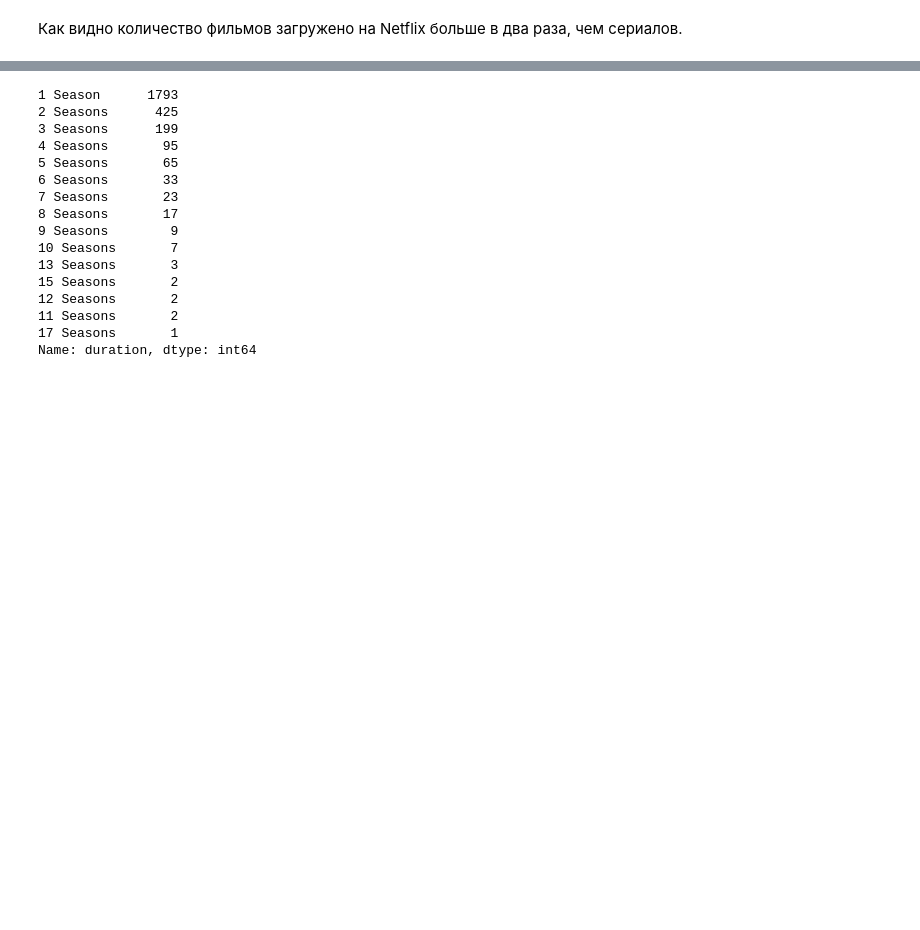
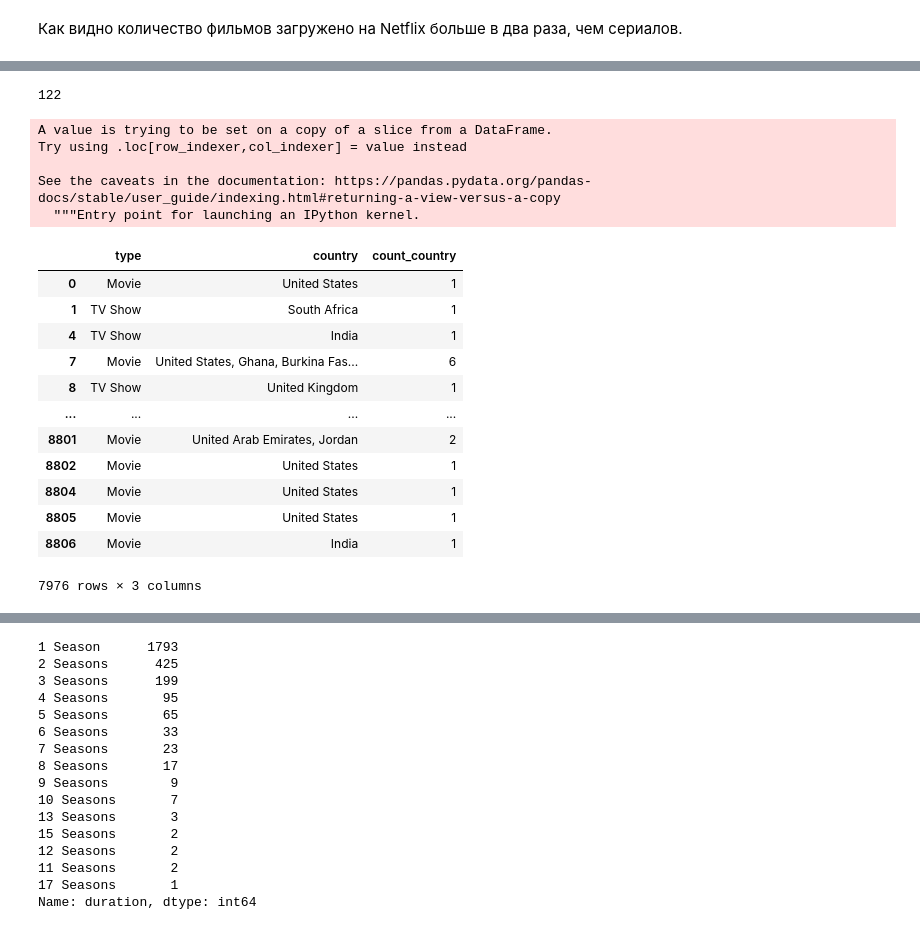
Before and after one commit to Sergey-Dubinin/Data-Analysis, a Jupyter notebook: Netflix.ipynb, the cells around one changed output, grey strips where cells are left out. Cells and saved outputs as stored; diff of their text form; code cells hidden in the pictures; blank space fills up the shorter version.

```diff
--- a/Netflix.ipynb
+++ b/Netflix.ipynb
@@ -96,0 +172,27 @@ See the caveats in the documentation: https://pandas.pydata.org/pandas-docs/stab
+# %%
+set_country.discard('') # Удаляем элемент '' из множества.
+print(len(set_country)) # Количество стран
+# %% [output]
+122
+# %%
+netflix_country['count_country'] = netflix_country['country'].apply(lambda x: len(x.split(sep=',')))
+netflix_country
+# %% [output]
+A value is trying to be set on a copy of a slice from a DataFrame.
+Try using .loc[row_indexer,col_indexer] = value instead
+
+See the caveats in the documentation: https://pandas.pydata.org/pandas-docs/stable/user_guide/indexing.html#returning-a-view-versus-a-copy
+  """Entry point for launching an IPython kernel.
+|  | type | country | count_country |
+| 0 | Movie | United States | 1 |
+| 1 | TV Show | South Africa | 1 |
+| 4 | TV Show | India | 1 |
+| 7 | Movie | United States, Ghana, Burkina Fas... | 6 |
+| 8 | TV Show | United Kingdom | 1 |
+| ... | ... | ... | ... |
+| 8801 | Movie | United Arab Emirates, Jordan | 2 |
+| 8802 | Movie | United States | 1 |
+| 8804 | Movie | United States | 1 |
+| 8805 | Movie | United States | 1 |
+| 8806 | Movie | India | 1 |
+7976 rows × 3 columns
```
Also changed, not shown: parts of 26 cells of this notebook.
